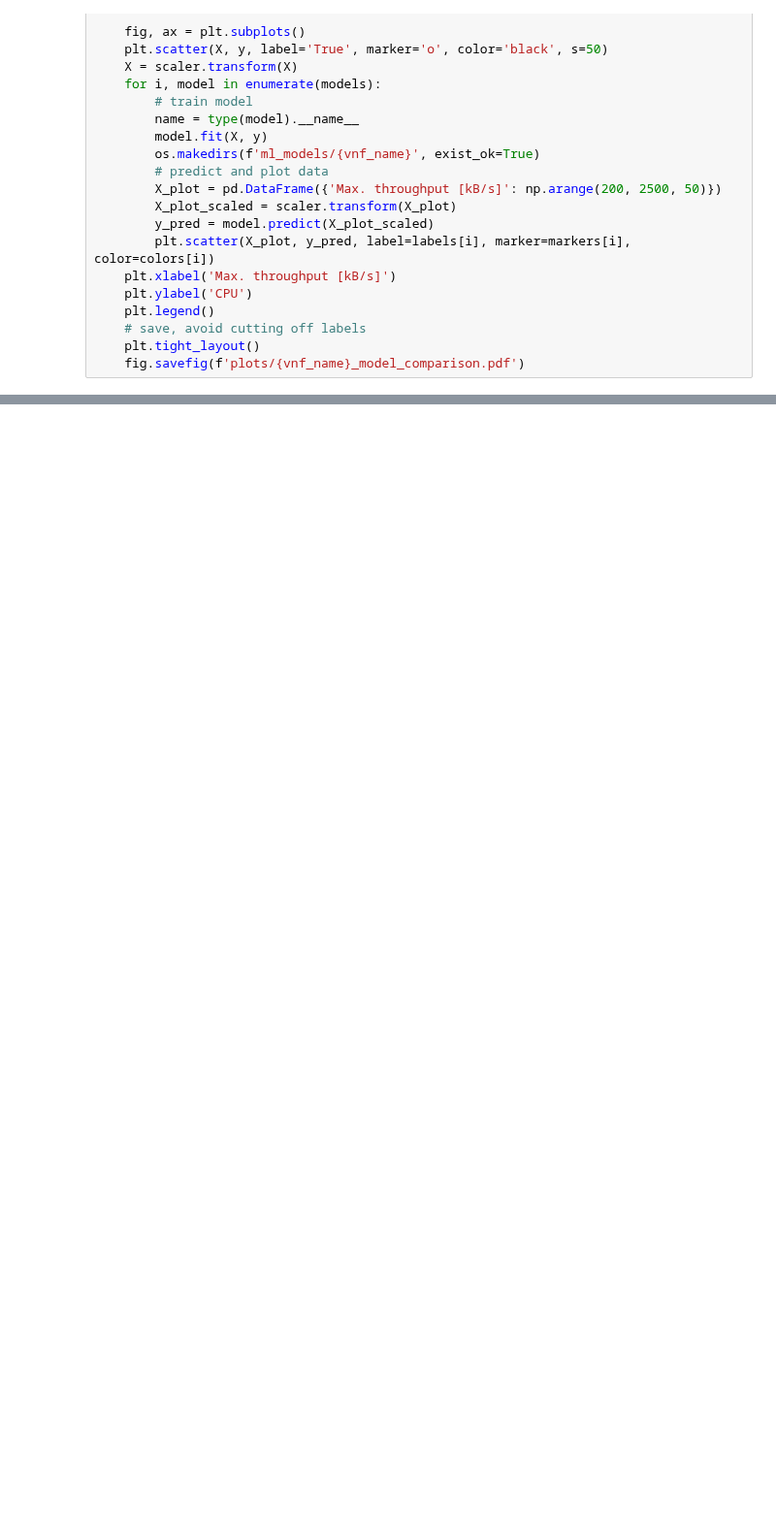
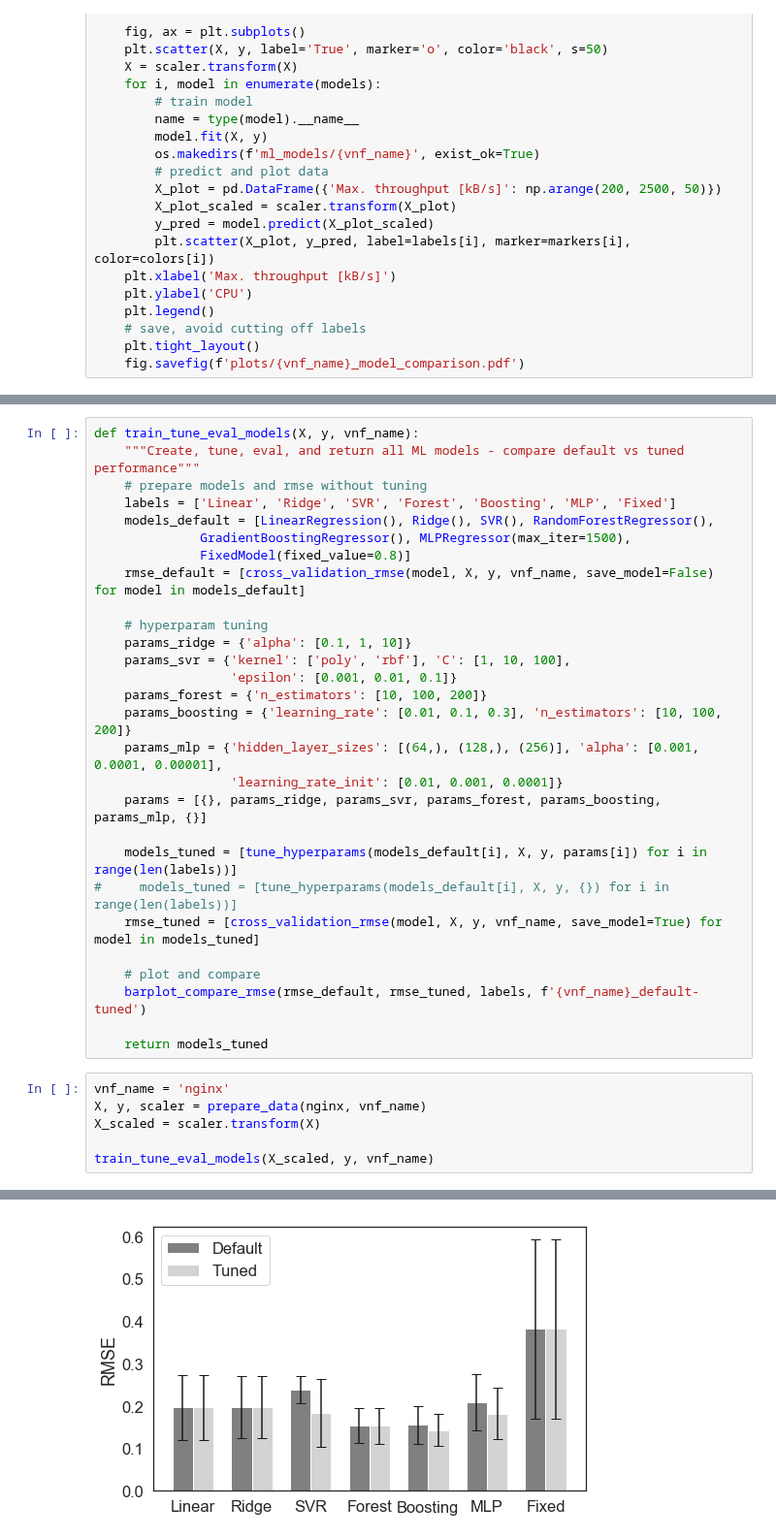
Before and after one commit to CN-UPB/ml-for-resource-allocation, a Jupyter notebook: vnf_web.ipynb, the cells around one changed output, grey strips where cells are left out. Shown at 97% size. Cells and saved outputs as stored; diff of their text form; blank space fills up the shorter version.

Commit message:
combined barplot of rmse with and without tuning

```diff
--- a/vnf_web.ipynb
+++ b/vnf_web.ipynb
@@ -330,0 +325,35 @@ CV RMSE of FixedModel: 0.38153965300099446 (+/-0.21077830340877302)
+# %%
+def train_tune_eval_models(X, y, vnf_name):
+    """Create, tune, eval, and return all ML models - compare default vs tuned performance"""
+    # prepare models and rmse without tuning
+    labels = ['Linear', 'Ridge', 'SVR', 'Forest', 'Boosting', 'MLP', 'Fixed']
+    models_default = [LinearRegression(), Ridge(), SVR(), RandomForestRegressor(),
+              GradientBoostingRegressor(), MLPRegressor(max_iter=1500),
+              FixedModel(fixed_value=0.8)]
+    rmse_default = [cross_validation_rmse(model, X, y, vnf_name, save_model=False) for model in models_default]
+
+    # hyperparam tuning
+    params_ridge = {'alpha': [0.1, 1, 10]}
+    params_svr = {'kernel': ['poly', 'rbf'], 'C': [1, 10, 100],
+                  'epsilon': [0.001, 0.01, 0.1]}
+    params_forest = {'n_estimators': [10, 100, 200]}
+    params_boosting = {'learning_rate': [0.01, 0.1, 0.3], 'n_estimators': [10, 100, 200]}
+    params_mlp = {'hidden_layer_sizes': [(64,), (128,), (256)], 'alpha': [0.001, 0.0001, 0.00001],
+                  'learning_rate_init': [0.01, 0.001, 0.0001]}
+    params = [{}, params_ridge, params_svr, params_forest, params_boosting, params_mlp, {}]
+
+    models_tuned = [tune_hyperparams(models_default[i], X, y, params[i]) for i in range(len(labels))]
+#     models_tuned = [tune_hyperparams(models_default[i], X, y, {}) for i in range(len(labels))]
+    rmse_tuned = [cross_validation_rmse(model, X, y, vnf_name, save_model=True) for model in models_tuned]
+
+    # plot and compare
+    barplot_compare_rmse(rmse_default, rmse_tuned, labels, f'{vnf_name}_default-tuned')
+
+    return models_tuned
+# %%
+vnf_name = 'nginx'
+X, y, scaler = prepare_data(nginx, vnf_name)
+X_scaled = scaler.transform(X)
+
+train_tune_eval_models(X_scaled, y, vnf_name)
+# %% [output]
@@ -330,0 +391 @@ CV RMSE of FixedModel: 0.38153965300099446 (+/-0.21077830340877302)
+[figure, added]
```
Also changed, not shown: parts of 5 cells of this notebook, 15 other files.
